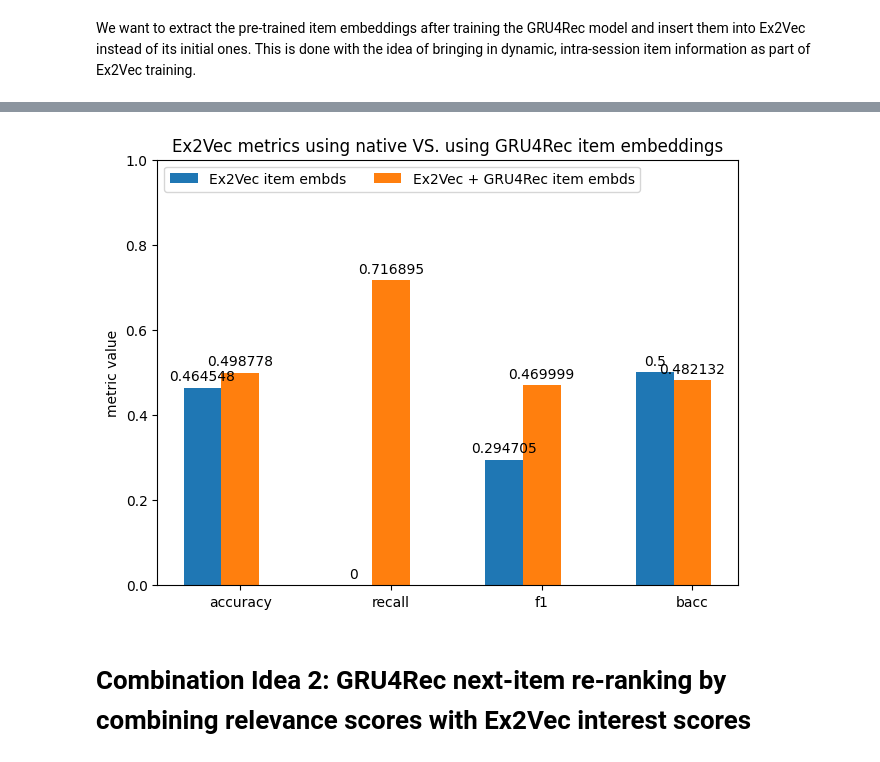
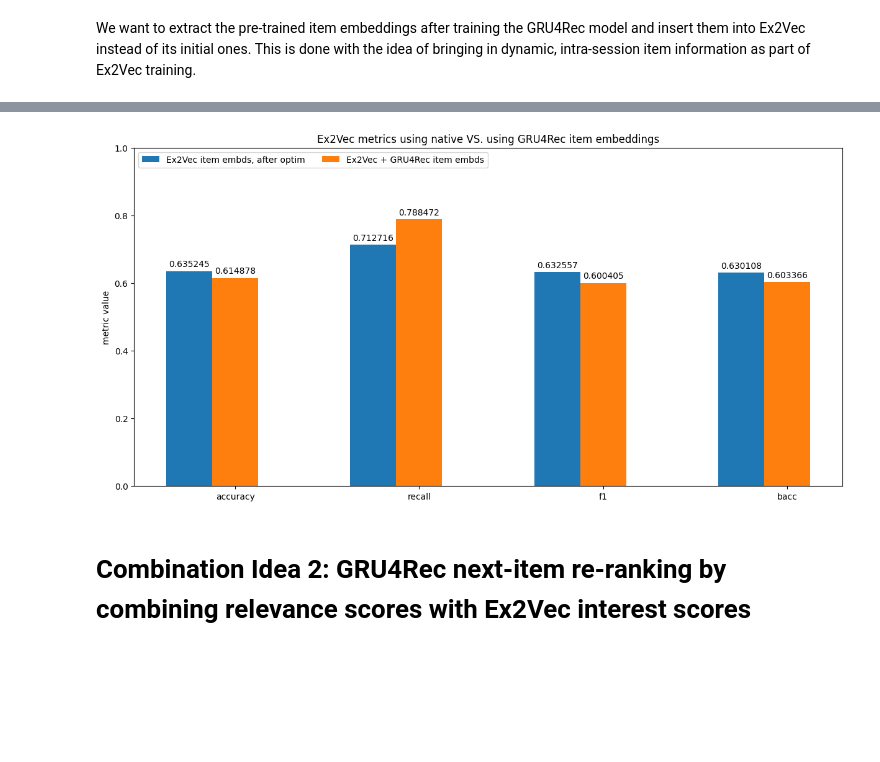
Before and after one commit to Laura-Legat/Practical-Work-AI, a Jupyter notebook: Practical_work_final.ipynb, the cells around one changed output, grey strips where cells are left out. Drawn from its saved outputs; the diff is of its cells as text; code cells hidden in the pictures; blank space fills up the shorter version.

```diff
--- a/Practical_work_final.ipynb
+++ b/Practical_work_final.ipynb
@@ -341,39 +197,39 @@ PRIMARY METRIC: 0.46999890292949026
 trained_models_df = pd.read_csv('/content/drive/MyDrive/JKU/practical_work/Practical-Work-AI/results/best_models.csv')
 
 # extract metrics from ex2vec without VS with gru4rec embds
-ex2vec_rows = trained_models_df[trained_models_df['model_name'].str.contains('ex2vec_baseline_finaltrain|ex2vec_gruembds_finaltrain')]
+ex2vec_rows = trained_models_df[trained_models_df['model_name'].str.contains('ex2vec_baseline_finaltrain__BS512LR0.00014455048679195258L_DIM64N_EP50_FULL|ex2vec_gruembds_FULL_finaltrain__BS512LR0.00014455048679195258L_DIM64N_EP50_trial19')]
 
 before_after_lists = []
 for metric_str in ex2vec_rows['results']: # acc=0.64, recall=0.85, f1=0.62, bacc=0.64
     metrics_list = metric_str.split(', ') # [acc=0.64, recall=0.85, f1=0.62, bacc=0.64]
     metrics_values = [float(metric.split('=')[1]) for metric in metrics_list] # [0.64, 0.85, 0.62, 0.64]
     before_after_lists.append(metrics_values)
 
 metrics = ('accuracy', 'recall', 'f1', 'bacc')
 metric_dict = {
-    'Ex2Vec item embds': tuple(before_after_lists[0]),
+    'Ex2Vec item embds, after optim': tuple(before_after_lists[0]),
     'Ex2Vec + GRU4Rec item embds': tuple(before_after_lists[1]),
 }
 
 x = np.arange(len(metrics))  # the label locations
 width = 0.25  # the width of the bars
 multiplier = 0
 
-fig, ax = plt.subplots(layout='constrained')
+fig, ax = plt.subplots(figsize=(12, 6), layout='constrained')
 
 for k,v in metric_dict.items():
     offset = width * multiplier
     rects = ax.bar(x + offset, v, width, label=k)
     ax.bar_label(rects, padding=3)
     multiplier += 1
 
 # Add some text for labels, title and custom x-axis tick labels, etc.
 ax.set_ylabel('metric value')
 ax.set_title('Ex2Vec metrics using native VS. using GRU4Rec item embeddings')
 ax.set_xticks(x + width, metrics)
 ax.legend(loc='upper left', ncols=2)
 ax.set_ylim(0, 1)
 
 plt.show()
 # %% [output]
-[figure, old version]
+[figure, new version]
```
Also changed, not shown: parts of 28 cells of this notebook.
